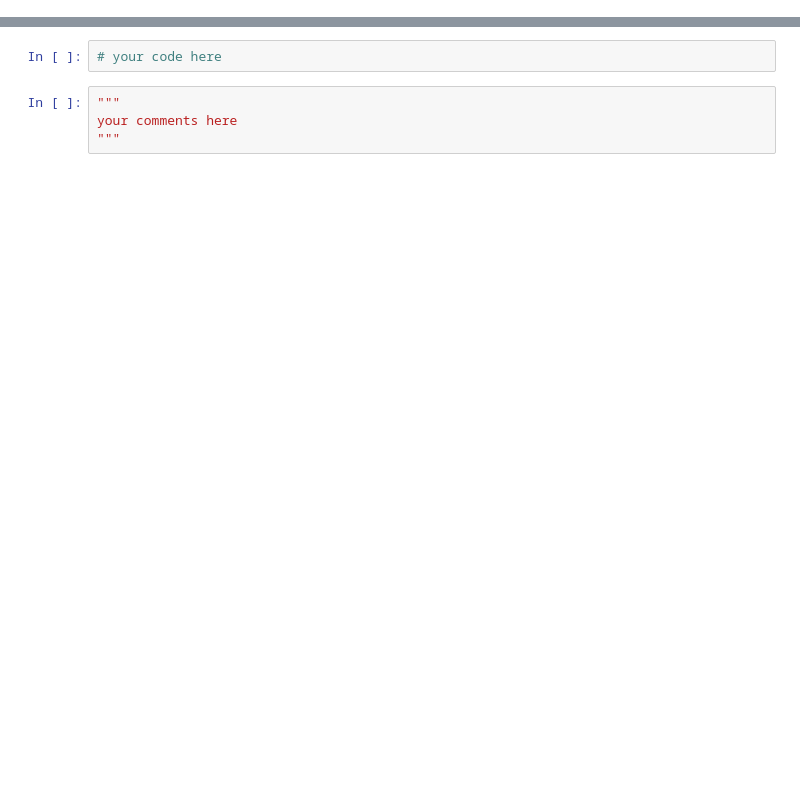
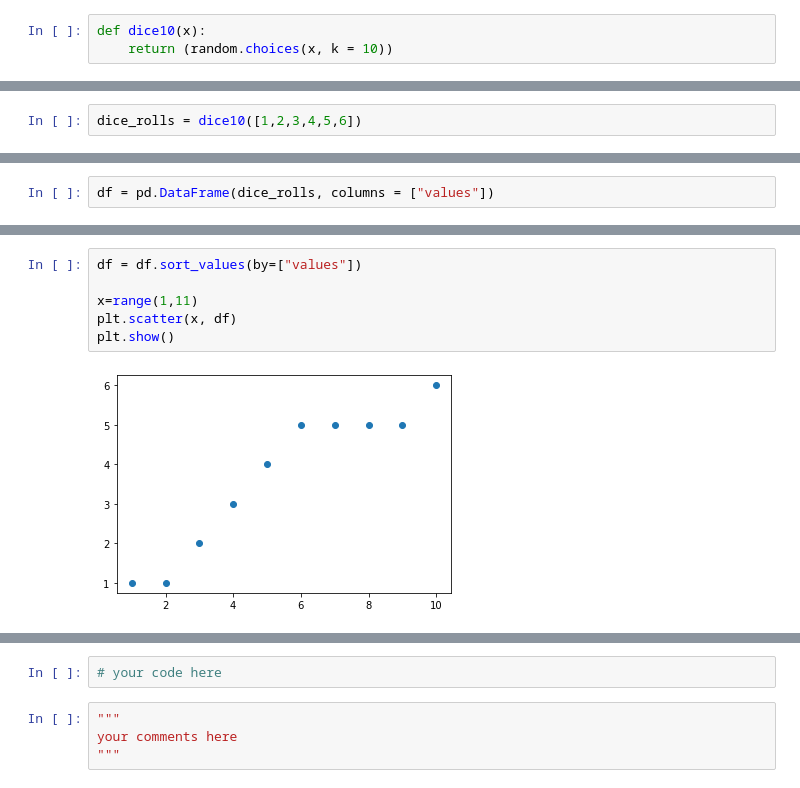
Before and after one commit to ta-data-lis/lab-subsetting-and-descriptive-stats, a Jupyter notebook: your-code/main.ipynb, the cells around one changed output, grey strips where cells are left out. Cells and saved outputs as stored; diff of their text form; blank space fills up the shorter version.

```diff
--- a/your-code/main.ipynb
+++ b/your-code/main.ipynb
@@ -26,0 +16,3 @@
+# %%
+def dice10(x):
+    return (random.choices(x, k = 10))
@@ -26,0 +23,2 @@
+# %%
+dice_rolls = dice10([1,2,3,4,5,6])
@@ -26,0 +27,2 @@
+# %%
+df = pd.DataFrame(dice_rolls, columns = ["values"])
@@ -26,0 +43,8 @@
+# %%
+df = df.sort_values(by=["values"])
+
+x=range(1,11)
+plt.scatter(x, df)
+plt.show()
+# %% [output]
+[figure, added]
```
Also changed, not shown: parts of 151 cells of this notebook, 9 other files.
